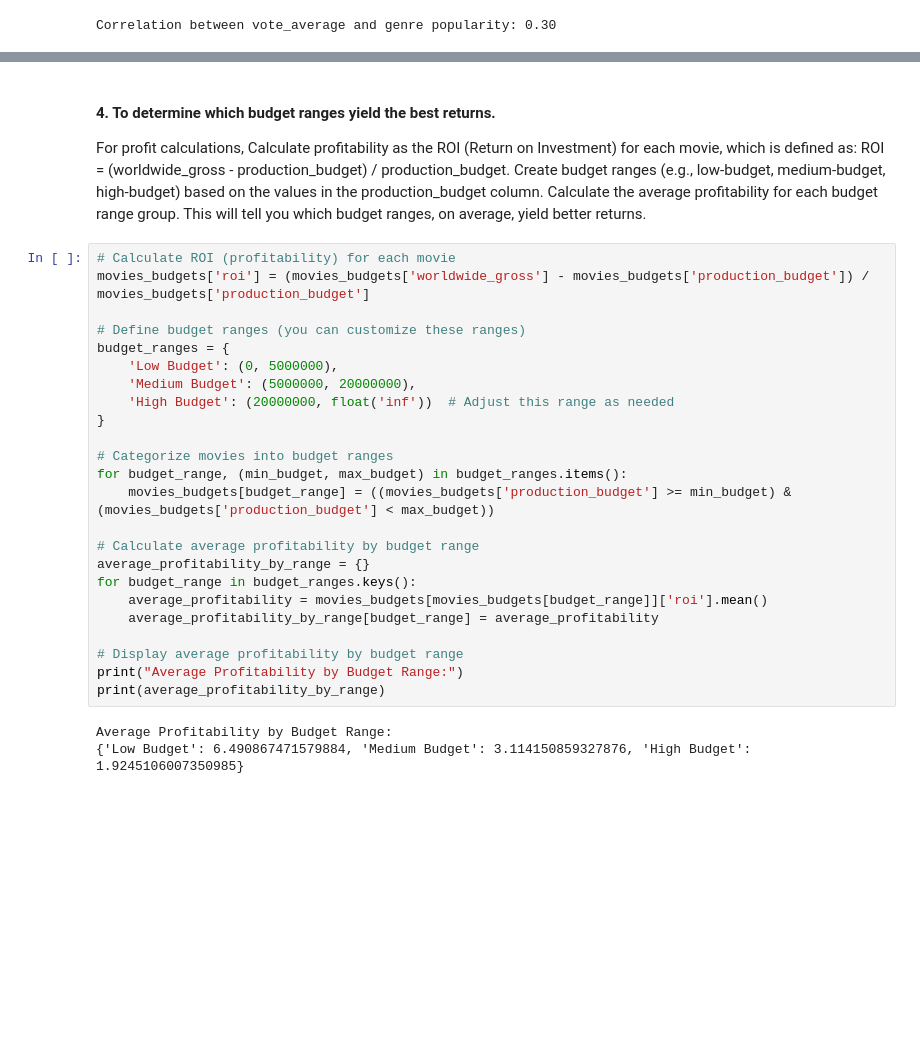
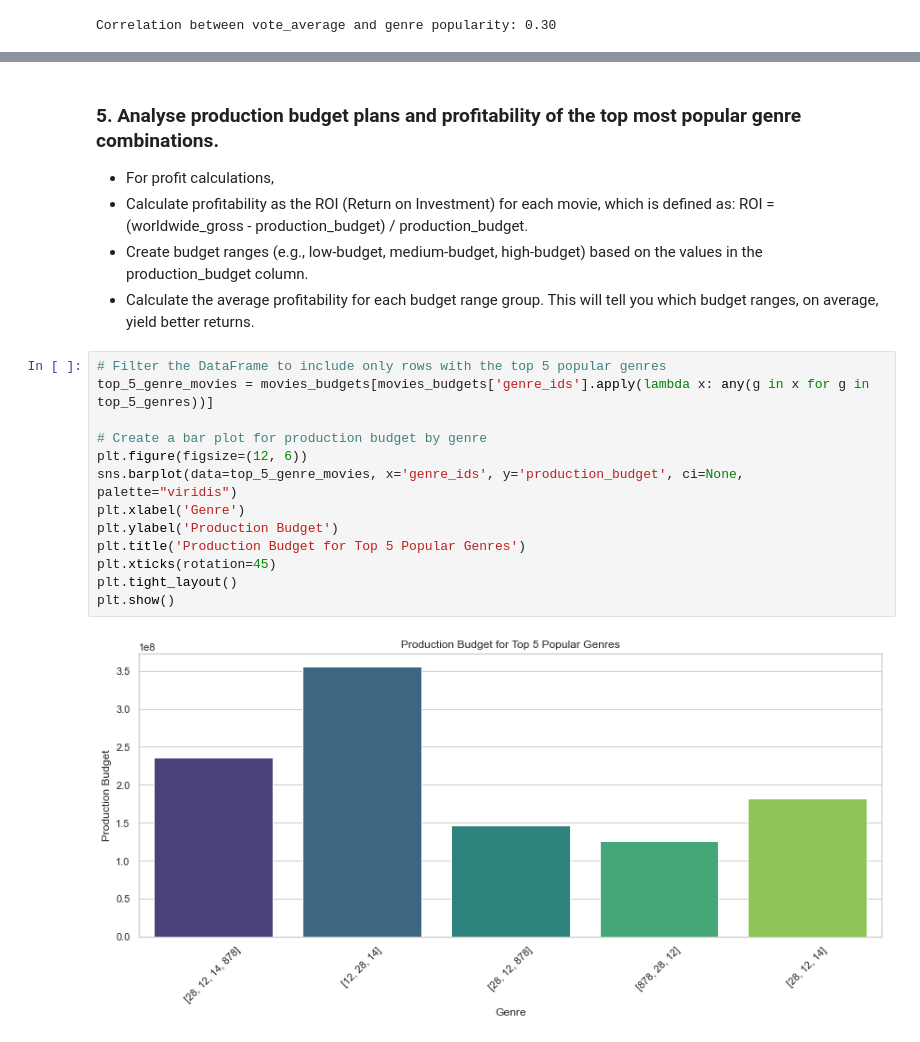
Before and after one commit to VAL-Jerono/microsoft_movies_project_1, a Jupyter notebook: student.ipynb, the cells around one changed output, grey strips where cells are left out. Cells and saved outputs as stored; diff of their text form; blank space fills up the shorter version.

```diff
--- a/student.ipynb
+++ b/student.ipynb
@@ -390,33 +420,21 @@ The heatmap provides a visual representation of the relationships between variab
 # %% [markdown]
-#### 4. To determine which budget ranges yield the best returns.
- For profit calculations,
- Calculate profitability as the ROI (Return on Investment) for each movie, which is defined as: ROI = (worldwide_gross - production_budget) / production_budget.
- Create budget ranges (e.g., low-budget, medium-budget, high-budget) based on the values in the production_budget column.
- Calculate the average profitability for each budget range group. This will tell you which budget ranges, on average, yield better returns.
+### 5. Analyse production budget plans and profitability of the top most popular genre combinations.
+- For profit calculations,
+- Calculate profitability as the ROI (Return on Investment) for each movie, which is defined as: ROI = (worldwide_gross - production_budget) / production_budget.
+ - Create budget ranges (e.g., low-budget, medium-budget, high-budget) based on the values in the production_budget column.
+ - Calculate the average profitability for each budget range group. This will tell you which budget ranges, on average, yield better returns.
-# %%
-# Calculate ROI (profitability) for each movie
-movies_budgets['roi'] = (movies_budgets['worldwide_gross'] - movies_budgets['production_budget']) / movies_budgets['production_budget']
-
-# Define budget ranges (you can customize these ranges)
-budget_ranges = {
-    'Low Budget': (0, 5000000),
-    'Medium Budget': (5000000, 20000000),
-    'High Budget': (20000000, float('inf'))  # Adjust this range as needed
-}
-
-# Categorize movies into budget ranges
-for budget_range, (min_budget, max_budget) in budget_ranges.items():
-    movies_budgets[budget_range] = ((movies_budgets['production_budget'] >= min_budget) & (movies_budgets['production_budget'] < max_budget))
-
-# Calculate average profitability by budget range
-average_profitability_by_range = {}
-for budget_range in budget_ranges.keys():
-    average_profitability = movies_budgets[movies_budgets[budget_range]]['roi'].mean()
-    average_profitability_by_range[budget_range] = average_profitability
-
-# Display average profitability by budget range
-print("Average Profitability by Budget Range:")
-print(average_profitability_by_range)
-# %% [output]
-Average Profitability by Budget Range:
-{'Low Budget': 6.490867471579884, 'Medium Budget': 3.114150859327876, 'High Budget': 1.9245106007350985}
+# %%
+# Filter the DataFrame to include only rows with the top 5 popular genres
+top_5_genre_movies = movies_budgets[movies_budgets['genre_ids'].apply(lambda x: any(g in x for g in top_5_genres))]
+
+# Create a bar plot for production budget by genre
+plt.figure(figsize=(12, 6))
+sns.barplot(data=top_5_genre_movies, x='genre_ids', y='production_budget', ci=None, palette="viridis")
+plt.xlabel('Genre')
+plt.ylabel('Production Budget')
+plt.title('Production Budget for Top 5 Popular Genres')
+plt.xticks(rotation=45)
+plt.tight_layout()
+plt.show()
+# %% [output]
+[figure, added]
```
Also changed, not shown: parts of 27 cells of this notebook, 5 other files.
